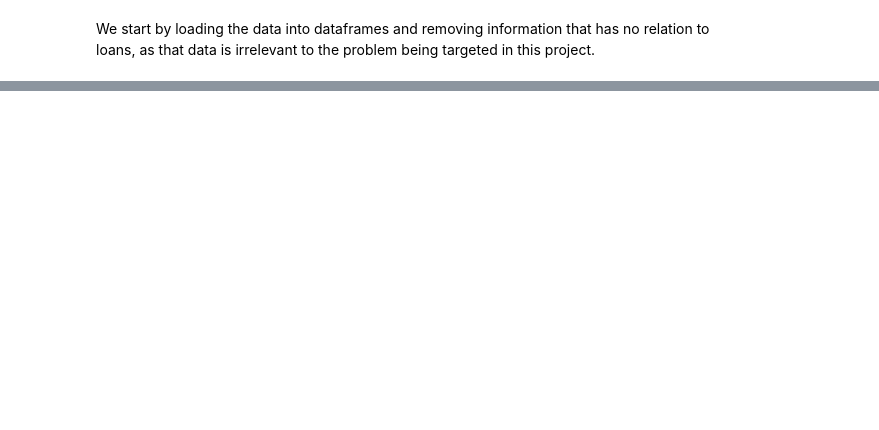
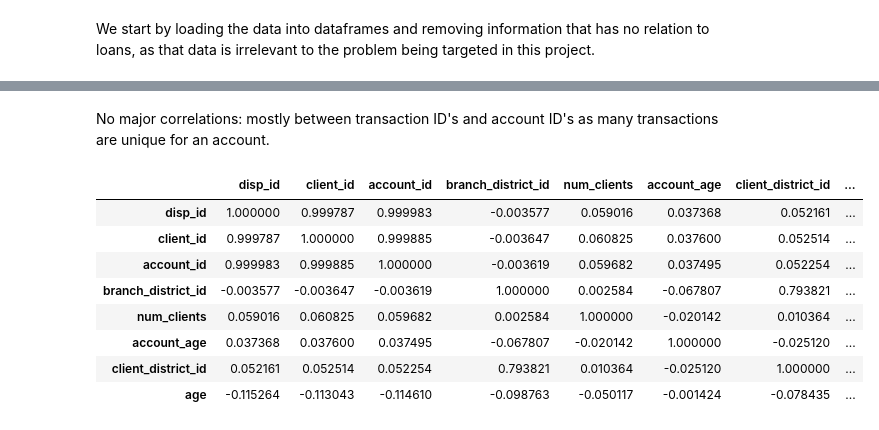
Before and after one commit to SergioEstevao11/FEUP-AC, a Jupyter notebook: src/bank_mining.ipynb, the cells around one changed output, grey strips where cells are left out. Saved outputs shown, nothing was run; the diff lists cells and outputs as text; code cells hidden in the pictures; blank space fills up the shorter version.

Commit message:
feat: added accounts and card plots

```diff
--- a/src/bank_mining.ipynb
+++ b/src/bank_mining.ipynb
@@ -260,0 +103,14 @@ accounts_with_balances
+# %%
+from datetime import datetime
+import math
+
+dispositions_accounts = pd.merge(dispositions, accounts, on="account_id")
+dispositions_accounts.drop(columns="type", inplace=True)
+dispositions_accounts = dispositions_accounts.rename(columns={"date": "creation", "district_id": "branch_district_id"})
+current_date = datetime.strptime("1997-01-01", '%Y-%m-%d')
+dispositions_accounts["creation_date"] = pd.to_datetime(dispositions_accounts["creation"], format="%y%m%d")
+dispositions_accounts["account_age"] = dispositions_accounts["creation_date"].map(lambda date: math.floor((current_date - date).days/365.2425))
+dispositions_accounts.pop("creation_date")
+clients = pd.merge(dispositions_accounts, clients, on="client_id")
+clients = clients.rename(columns={"district_id": "client_district_id"})
+clients.head()
@@ -260,0 +121,15 @@ accounts_with_balances
+# %%
+from datetime import datetime
+import math
+#transform birth number into birthdate and sex
+birth_number = clients["birth_number"]
+clients["sex"] = birth_number.map(lambda nr: "Male" if nr % 10000 < 5000 else "Female").astype('category')
+clients["birthdate"] = birth_number.map(lambda nr: str(nr) if nr % 10000 < 5000 else str(nr-5000))
+clients["birthdate"] = pd.to_datetime("19"+clients["birthdate"], format='%Y%m%d')
+
+current_date = datetime.strptime("1997-01-01", '%Y-%m-%d')
+birthdates = clients["birthdate"]
+clients["age"] = birthdates.map(lambda dt: math.floor((current_date - dt).days/365.2425))
+
+clients.drop(columns="birth_number", inplace=True)
+clients.head()
@@ -260,0 +165,5 @@ accounts_with_balances
+# %%
+clients = pd.merge(clients, cards, on="disp_id", how="outer")
+clients.drop(columns="card_id", inplace=True)
+clients = clients.rename(columns={"type": "card_type","issued": "card_issue"})
+clients.head()
@@ -260,0 +191,18 @@ accounts_with_balances
+# %% [markdown]
+No major correlations: mostly between transaction ID's and account ID's as many transactions are unique for an account.
+# %%
+#check correlations for clients
+rs = np.random.RandomState(0)
+df = pd.DataFrame(rs.rand(10, 10))
+corr = clients.corr()
+corr.style.background_gradient(cmap='coolwarm')
+# %% [output]
+|  | disp_id | client_id | account_id | branch_district_id | num_clients | account_age | client_district_id | ... |
+| disp_id | 1.000000 | 0.999787 | 0.999983 | -0.003577 | 0.059016 | 0.037368 | 0.052161 | ... |
+| client_id | 0.999787 | 1.000000 | 0.999885 | -0.003647 | 0.060825 | 0.037600 | 0.052514 | ... |
+| account_id | 0.999983 | 0.999885 | 1.000000 | -0.003619 | 0.059682 | 0.037495 | 0.052254 | ... |
+| branch_district_id | -0.003577 | -0.003647 | -0.003619 | 1.000000 | 0.002584 | -0.067807 | 0.793821 | ... |
+| num_clients | 0.059016 | 0.060825 | 0.059682 | 0.002584 | 1.000000 | -0.020142 | 0.010364 | ... |
+| account_age | 0.037368 | 0.037600 | 0.037495 | -0.067807 | -0.020142 | 1.000000 | -0.025120 | ... |
+| client_district_id | 0.052161 | 0.052514 | 0.052254 | 0.793821 | 0.010364 | -0.025120 | 1.000000 | ... |
+| age | -0.115264 | -0.113043 | -0.114610 | -0.098763 | -0.050117 | -0.001424 | -0.078435 | ... |
```
Also changed, not shown: parts of 49 cells of this notebook, 7 other files.
